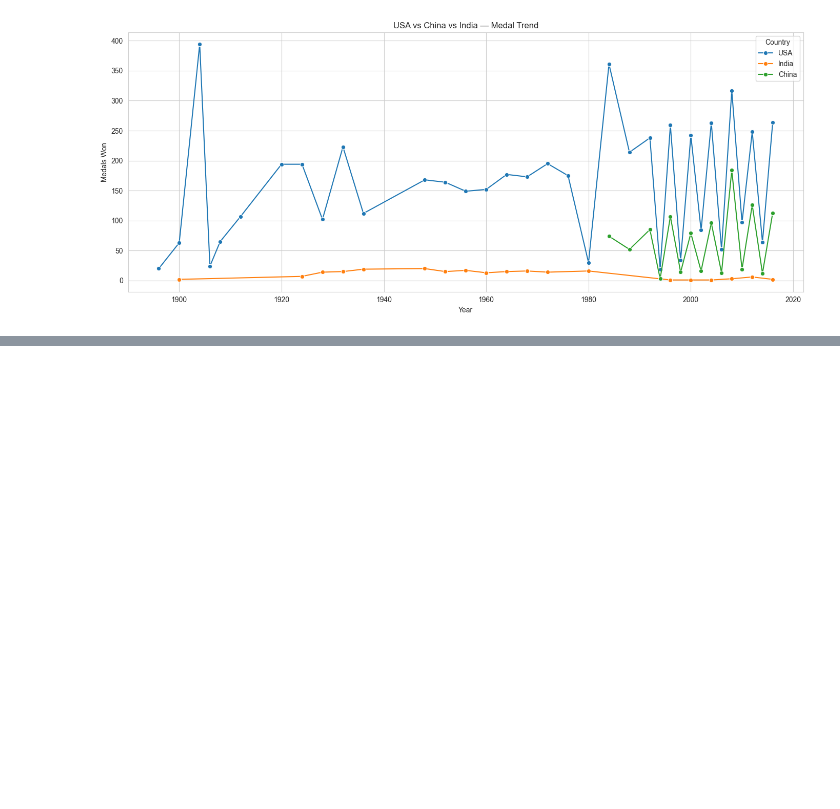
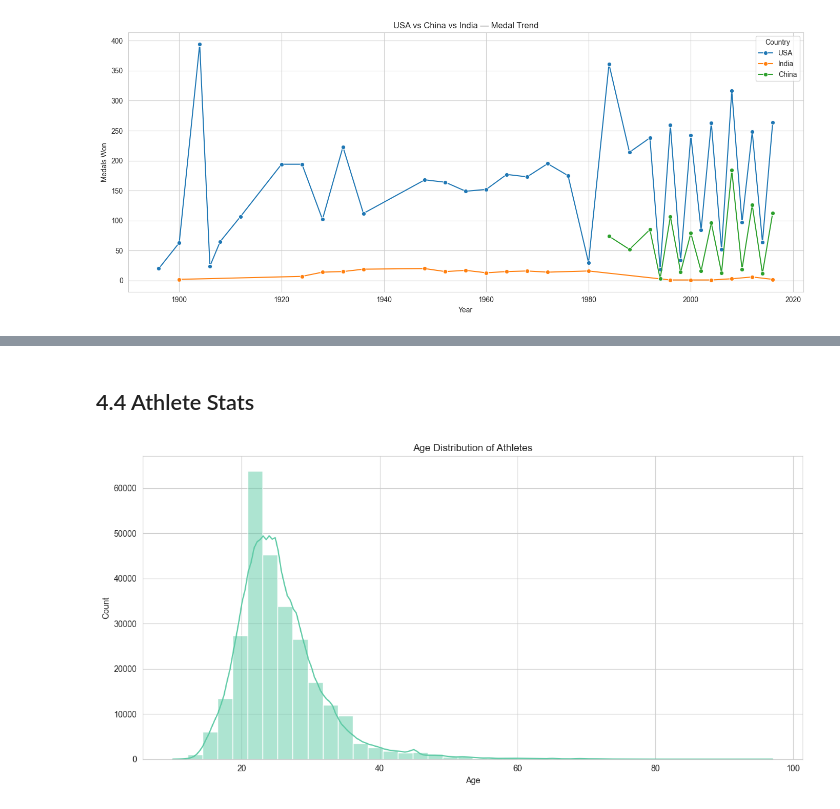
Before and after one commit to kunjagarwal-dev/olympics-data-analysis, a Jupyter notebook: notebooks/olympics_analysis.ipynb, the cells around one changed output, grey strips where cells are left out. Cells and saved outputs as stored; diff of their text form; code cells hidden in the pictures; blank space fills up the shorter version.

```diff
--- a/notebooks/olympics_analysis.ipynb
+++ b/notebooks/olympics_analysis.ipynb
@@ -278,0 +361,12 @@ plt.show()
+# %% [markdown]
+## 4.4 Athlete Stats
+# %%
+plt.figure(figsize=(12, 6))
+sns.histplot(df['Age'].dropna(), bins=40, color='#5DCAA5', kde=True)
+plt.title('Age Distribution of Athletes')
+plt.xlabel('Age')
+plt.ylabel('Count')
+plt.tight_layout()
+plt.show()
+# %% [output]
+[figure, added]
```
Also changed, not shown: parts of 17 cells of this notebook.
